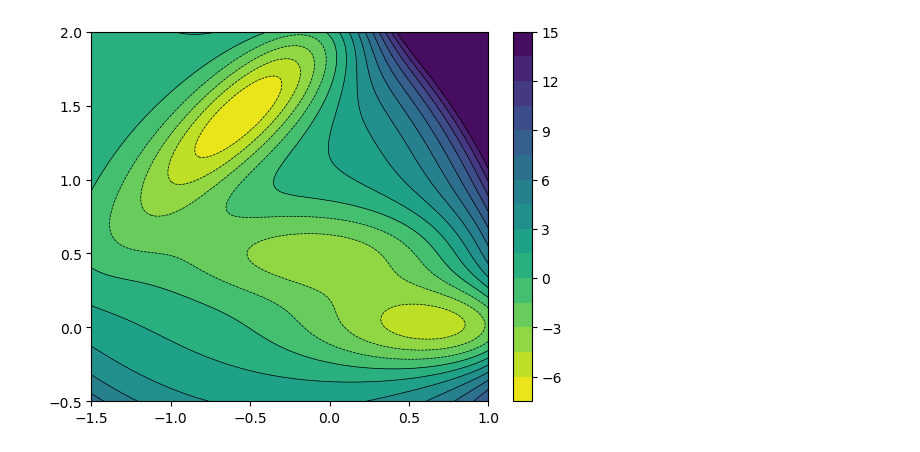
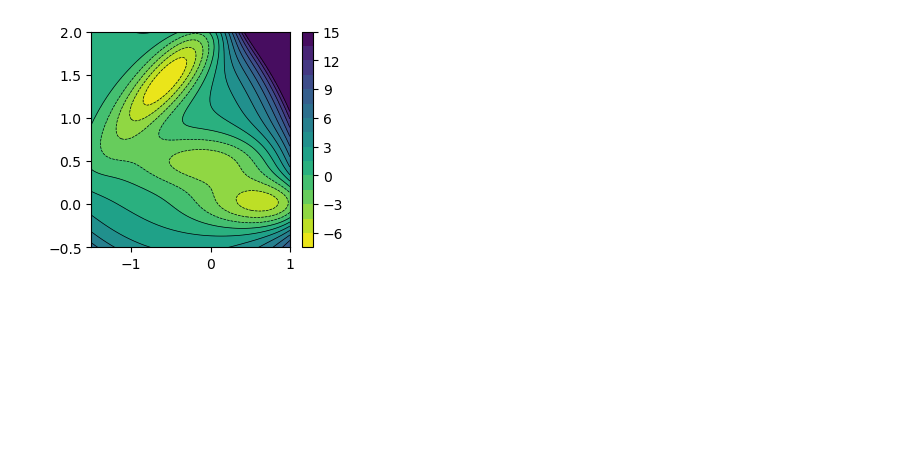
Before and after one commit to CongWang98/MCMC, a Jupyter notebook: MCMC.ipynb, the cells around one changed output. Drawn from its saved outputs; the diff is of its cells as text; code cells hidden in the pictures; blank space fills up the shorter version.

```diff
--- a/MCMC.ipynb
+++ b/MCMC.ipynb
@@ -7,17 +8,17 @@ from MCMC import MCMC, muller_potential, potential_to_probability
 # %%
 # plot muller potential
 kbT = 2.479
 x = np.linspace(-1.5, 1, 100)
 y = np.linspace(-0.5, 2, 100)
 X, Y = np.meshgrid(x, y)
 Z = muller_potential([X, Y])
 Z[Z>15] = 15
-plt.contourf(X, Y, Z, 20, cmap=cm.viridis_r)
-plt.colorbar()
-plt.contour(X, Y, Z, 20, vmax=15, linewidths=0.5, colors='black')
-plt.show()
+fig, ax = plt.subplots(1, 1, figsize=(3.2, 2.8))
+im = ax.contourf(X, Y, Z, 20, cmap=cm.viridis_r)
+ax.contour(X, Y, Z, 20, vmax=15, linewidths=0.5, colors='black')
+cbar = fig.colorbar(im)
 # %% [output]
-[figure, old version]
+[figure, new version]
 # %%
 # plot muller potential
 muller_prob = potential_to_probability(muller_potential, kbT=kbT)
```
Also changed, not shown: parts of 3 cells of this notebook.
